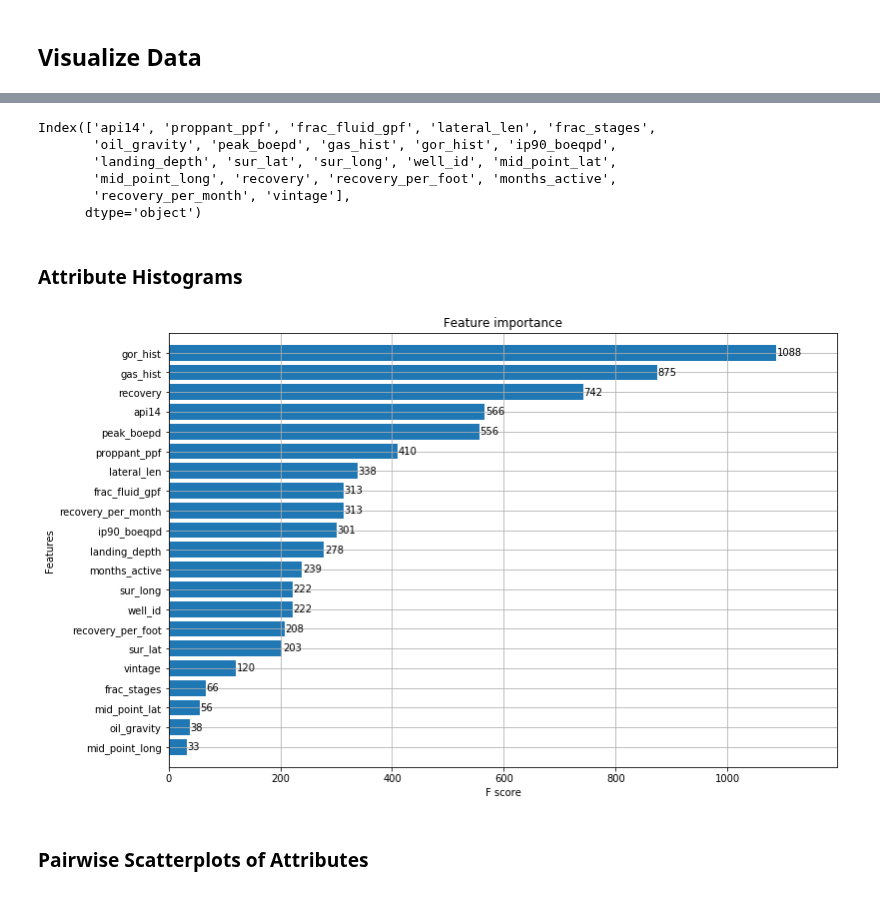
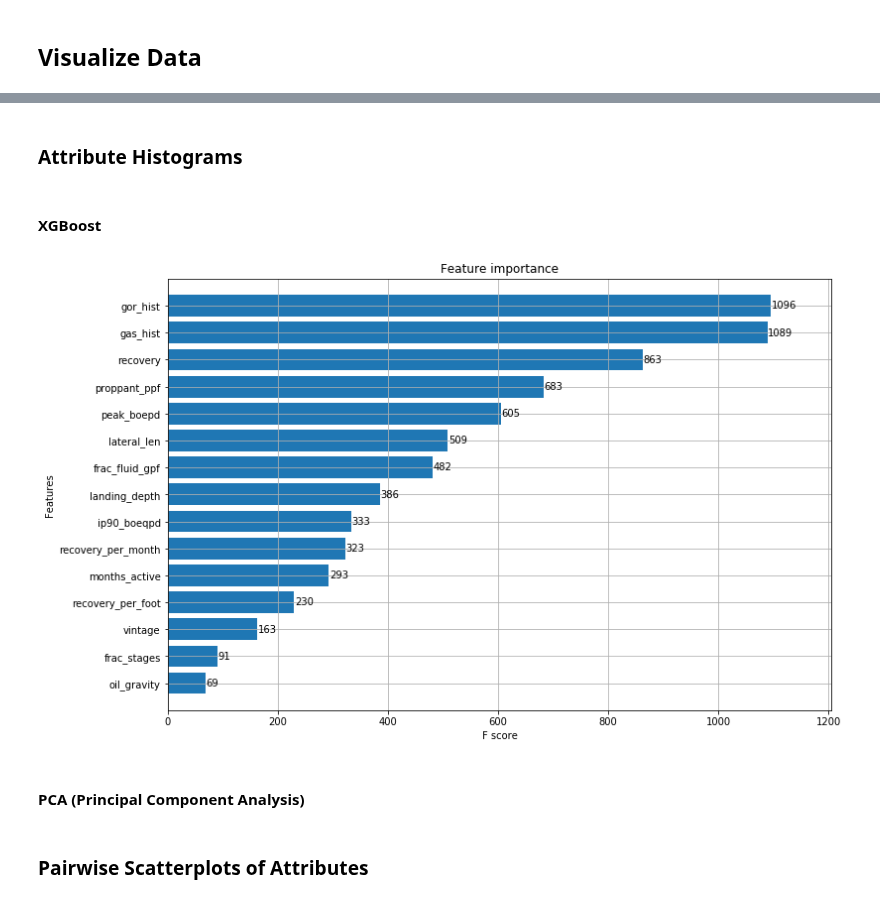
Before and after one commit to duc-analytica/DUC, a Jupyter notebook: ssg_explore.ipynb, the cells around one changed output, grey strips where cells are left out. Drawn from its saved outputs; the diff is of its cells as text; code cells hidden in the pictures.

```diff
--- a/ssg_explore.ipynb
+++ b/ssg_explore.ipynb
@@ -257,25 +141,32 @@ Index(['api14', 'type', 'status', 'major_phase', 'formation', 'proppant_ppf',
-# %%
-xgb_df.columns
-# %% [output]
-Index(['api14', 'proppant_ppf', 'frac_fluid_gpf', 'lateral_len', 'frac_stages',
-       'oil_gravity', 'peak_boepd', 'gas_hist', 'gor_hist', 'ip90_boeqpd',
-       'landing_depth', 'sur_lat', 'sur_long', 'well_id', 'mid_point_lat',
-       'mid_point_long', 'recovery', 'recovery_per_foot', 'months_active',
-       'recovery_per_month', 'vintage'],
-      dtype='object')
 # %% [markdown]
 ### Attribute Histograms
+# %% [markdown]
+#### XGBoost
+# %%
+xgb_df = df.select_dtypes('number')
+xgb_df.drop(columns=['oil_hist', 'api14', 'well_id',
+                     'sur_long', 'sur_lat',
+                     'mid_point_lat', 'mid_point_long'],
+            inplace=True)
 # %%
 xgb_params = {
     'max_depth': 8,
     'seed' : 493
 }
-dtrain = xgb.DMatrix(xgb_df, df.oil_hist, feature_names=xgb_df.columns.values)
-model = xgb.train(dict(xgb_params, silent=0), dtrain, num_boost_round=50)
+dtrain = xgb.DMatrix(xgb_df,
+                     df.oil_hist,
+                     feature_names=xgb_df.columns.values)
+model = xgb.train(dict(xgb_params,
+                       silent=0),
+                  dtrain,
+                  num_boost_round=50)
 
 # plot the important features #
 fig, ax = plt.subplots(figsize=(12,8))
-xgb.plot_importance(model, max_num_features=50, height=0.8, ax=ax)
+xgb.plot_importance(model,
+                    max_num_features=50,
+                    height=0.8,
+                    ax=ax)
 plt.show()
 # %% [output]
-[figure, old version]
+[figure, new version]
@@ -291,2 +173,4 @@ plt.show()
+# %% [markdown]
+#### PCA (Principal Component Analysis)
 # %% [markdown]
 ### Pairwise Scatterplots of Attributes
```
Also changed, not shown: parts of 15 cells of this notebook, 1 other file.
